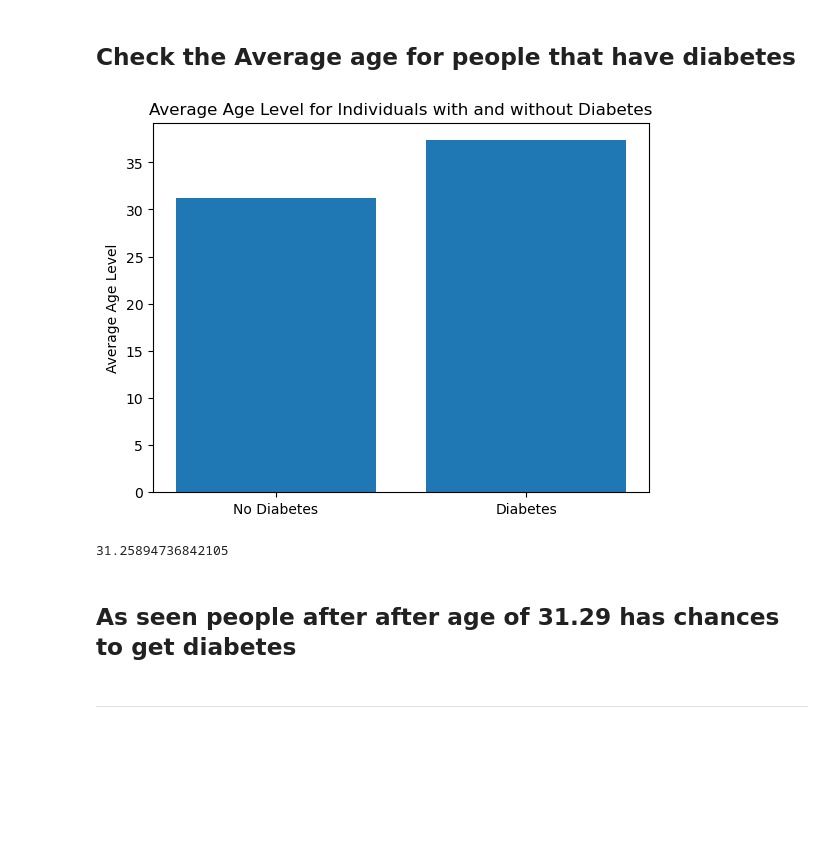
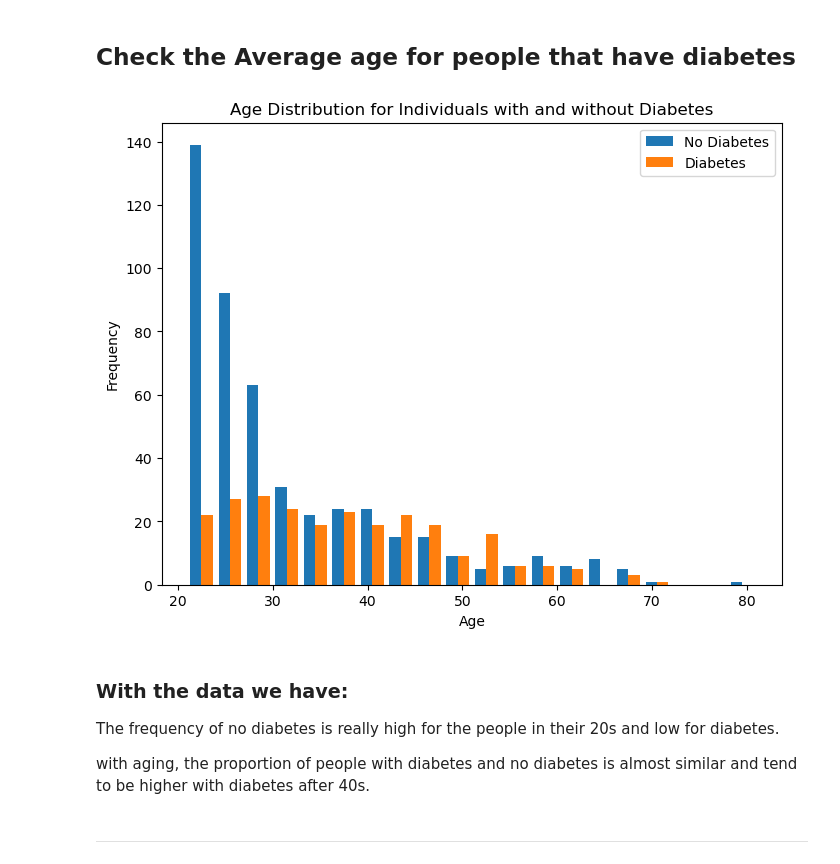
Before and after one commit to pchaudhary12/Supervised-Learning-Diabetes, a Jupyter notebook: Supervised Learning - Project.ipynb, the cells around one changed output. Drawn from its saved outputs; the diff is of its cells as text; code cells hidden in the pictures; blank space fills up the shorter version.

```diff
--- a/Supervised Learning - Project.ipynb
+++ b/Supervised Learning - Project.ipynb
@@ -260,28 +260,29 @@ avg_bmi_no_diabetes
 # %%
 #for dataframe Cleaned_data Outcome has two values (1: diabetes, 0: no diabetes)
 
 # calculating average BMI for people with diabetes
-avg_age_diabetes = cleaned_data.loc[cleaned_data['Outcome'] == 1, 'Age'].mean()
+age_diabetes = cleaned_data.loc[cleaned_data['Outcome'] == 1, 'Age']
 
 #calculating average BMI for people with no diabetes
-avg_age_no_diabetes = cleaned_data.loc[cleaned_data['Outcome'] == 0, 'Age'].mean()
+age_no_diabetes = cleaned_data.loc[cleaned_data['Outcome'] == 0, 'Age']
 
 # Create a bar chart
-labels = ['No Diabetes', 'Diabetes']
-averages = [avg_age_no_diabetes, avg_age_diabetes]
 
-plt.bar(labels, averages)
-plt.ylabel('Average Age Level')
-plt.title('Average Age Level for Individuals with and without Diabetes')
+plt.figure(figsize=(8,6))
+plt.hist([age_no_diabetes, age_diabetes], bins=20, label=['No Diabetes',  'Diabetes'])
+plt.xlabel('Age')
+plt.ylabel('Frequency')
+plt.title('Age Distribution for Individuals with and without Diabetes')
+plt.legend()
 plt.show()
 # %% [output]
-[figure, old version]
+[figure, new version]
-# %%
-avg_age_no_diabetes
-# %% [output]
-31.25894736842105
 # %% [markdown]
-## As seen people after after age of 31.29 has chances to get diabetes
+### With the data we have:
+
+The frequency of no diabetes is really high for the people in their 20s                          and low for diabetes.
+
+with aging, the proportion of people with diabetes and no diabetes is almost similar and tend to be higher with diabetes after 40s.
 # %% [markdown]
 ------------------------------------------------------------------------------------------
 # %% [markdown]
```
Also changed, not shown: parts of 61 cells of this notebook.
